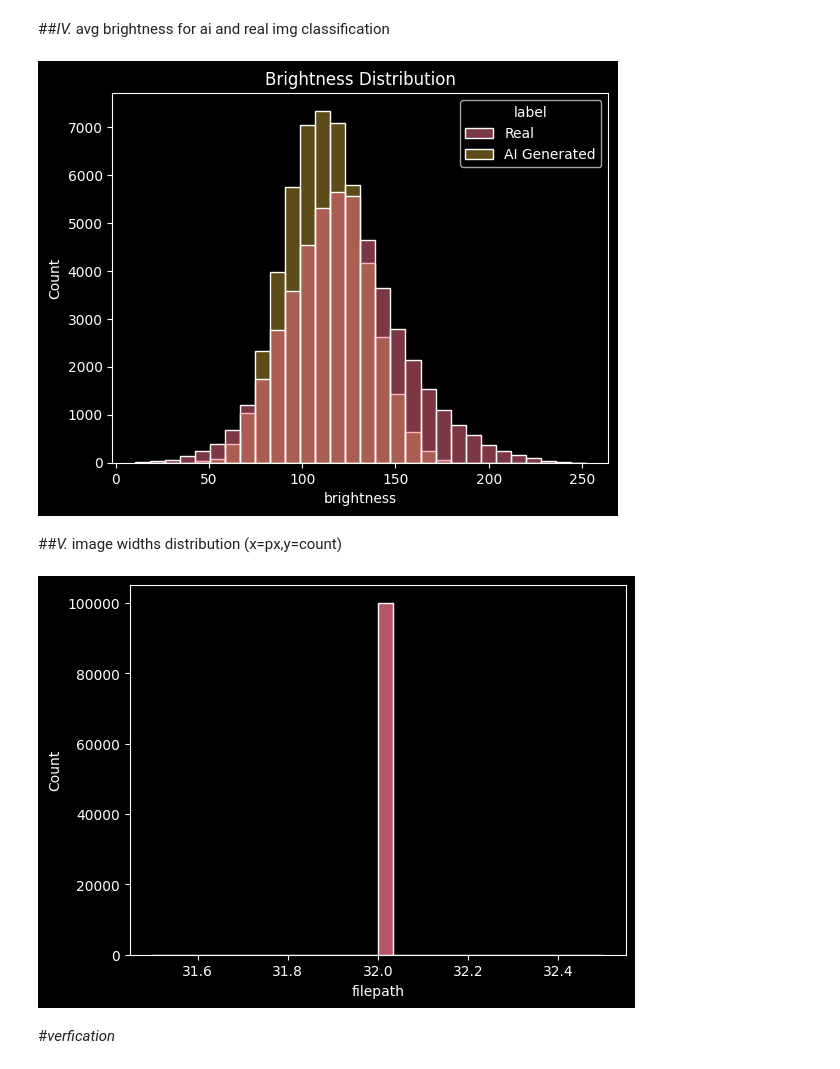
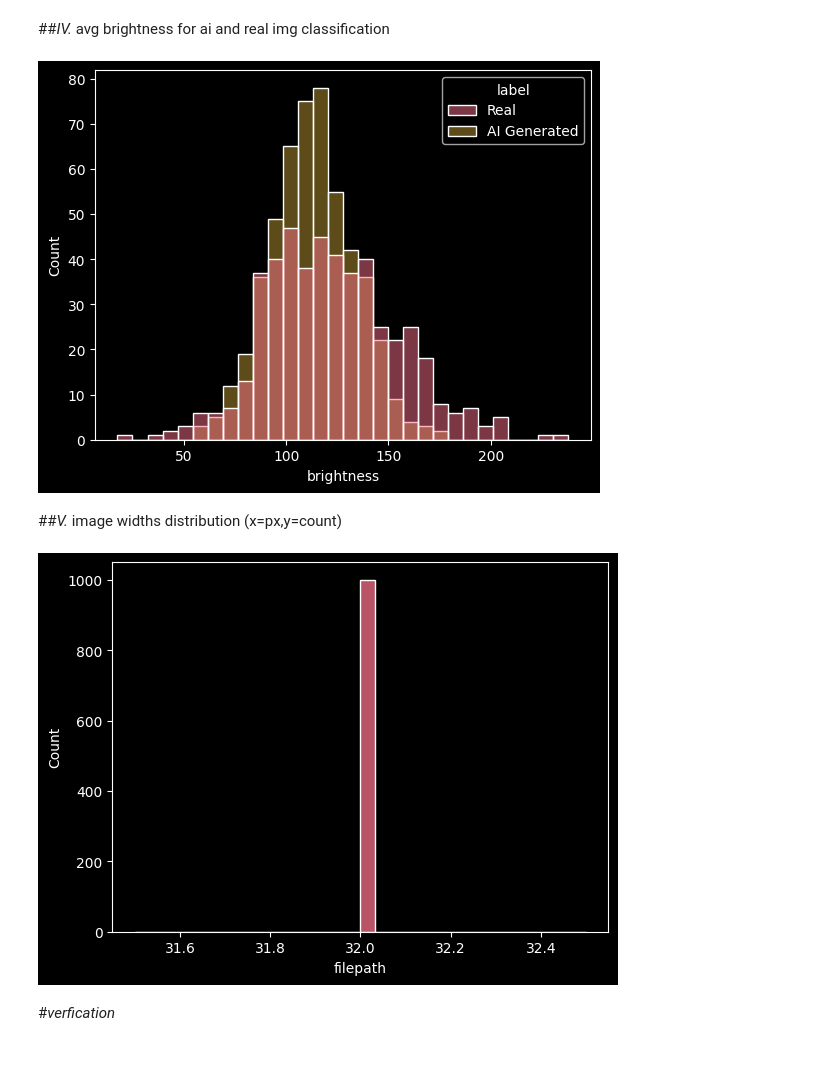
Before and after one commit to late-cat/First-Colab, a Jupyter notebook: Untitled2.ipynb, the cells around one changed output. Cells and saved outputs as stored; diff of their text form; code cells hidden in the pictures.

```diff
--- a/Untitled2.ipynb
+++ b/Untitled2.ipynb
@@ -131,26 +130,28 @@ plot_sample_grid(train_df,'AI Generated')
 # %% [markdown]
 ##*IV.* avg brightness for ai and real img classification
 # %%
+sample_df = train_df.sample(1000)
 
-train_df['brightness'] = train_df['filepath'].apply(
-    lambda x: np.mean(cv2.imread(x, cv2.IMREAD_GRAYSCALE))
+sample_df['brightness'] = sample_df['filepath'].apply(
+    lambda x: np.mean(cv2.imread(x, 0))
 )
-sns.histplot(data=train_df, x='brightness', hue='label', bins=30)
 
-plt.title("Brightness Distribution")
+sns.histplot(data=sample_df, x='brightness', hue='label', bins=30)
 plt.show()
 # %% [output]
-[figure, old version]
+[figure, new version]
 # %% [markdown]
 ##*V.* image widths distribution (x=px,y=count)
 # %%
+sample_df = train_df.sample(1000)
+
 sns.histplot(
-    train_df['filepath'].apply(lambda x: cv2.imread(x).shape[1]),
+    sample_df['filepath'].apply(lambda x: cv2.resize(cv2.imread(x), (32,32)).shape[1]),
     bins=30
 )
 plt.show()
 # %% [output]
-[figure, old version]
+[figure, new version]
 # %% [markdown]
 #*verfication*
 # %%
```
Also changed, not shown: parts of 14 cells of this notebook.
